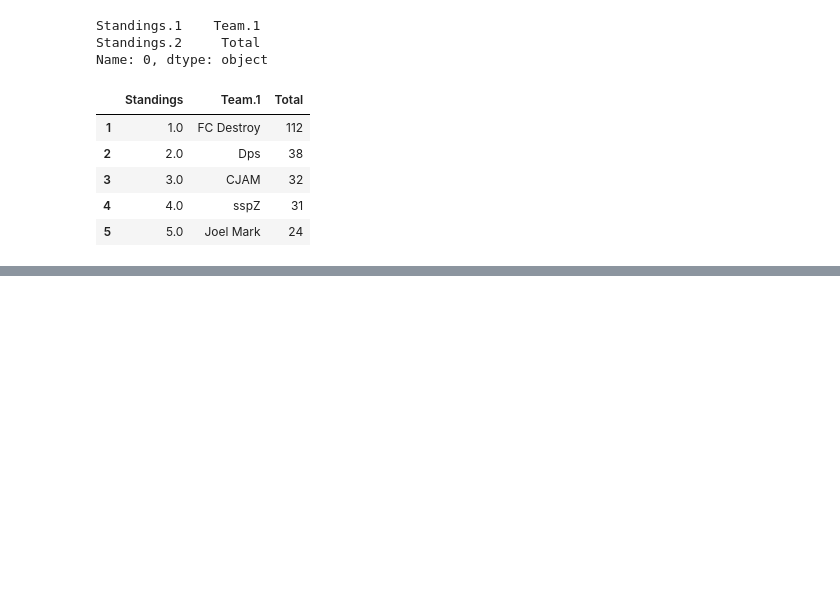
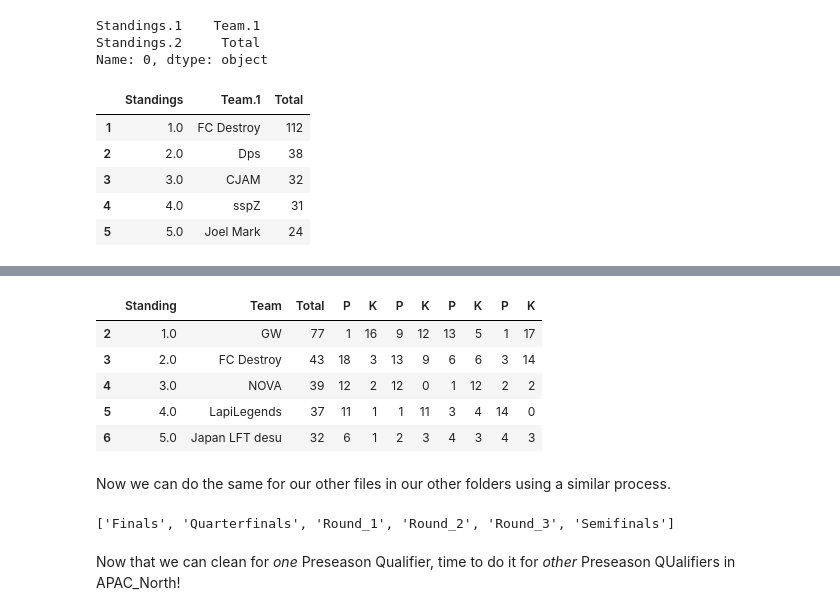
Before and after one commit to lutimoth/DataSci-Projects-and-KaggleComps, a Jupyter notebook: Data Science Projects/ALGS Visualization/DataScrape/AGLS Data Cleaning.ipynb, the cells around one changed output, grey strips where cells are left out. Drawn from its saved outputs; the diff is of its cells as text; code cells hidden in the pictures; blank space fills up the shorter version.

```diff
--- a/Data Science Projects/ALGS Visualization/DataScrape/AGLS Data Cleaning.ipynb
+++ b/Data Science Projects/ALGS Visualization/DataScrape/AGLS Data Cleaning.ipynb
@@ -95,0 +103,6 @@ directory = '../Outputs/APAC_North/Preseason_Qualifier_1/Round_1'
+# %%
+# Make sure our directory is good and load a file
+directory = '../Outputs/APAC_North/Preseason_Qualifier_1/Quarterfinals'
+
+df = pd.read_csv(f"{directory}/Lobby 1.csv")
+df.head()
@@ -95,0 +121,3 @@ directory = '../Outputs/APAC_North/Preseason_Qualifier_1/Round_1'
+# %%
+df = df.drop(df.columns[[0]],axis=1)
+df.head()
@@ -95,0 +131,3 @@ directory = '../Outputs/APAC_North/Preseason_Qualifier_1/Round_1'
+# %%
+df = df.rename(columns = {'StandingsPlacements and killsPoints':'Standing'})
+df.head()
@@ -95,0 +141,12 @@ directory = '../Outputs/APAC_North/Preseason_Qualifier_1/Round_1'
+# %%
+df = df.rename(columns = df.iloc[1, 1:]).loc[2:]
+df.head()
+# %% [output]
+|  | Standing | Team | Total | P | K | P | K | P | K | P | K |
+| 2 | 1.0 | GW | 77 | 1 | 16 | 9 | 12 | 13 | 5 | 1 | 17 |
+| 3 | 2.0 | FC Destroy | 43 | 18 | 3 | 13 | 9 | 6 | 6 | 3 | 14 |
+| 4 | 3.0 | NOVA | 39 | 12 | 2 | 12 | 0 | 1 | 12 | 2 | 2 |
+| 5 | 4.0 | LapiLegends | 37 | 11 | 1 | 1 | 11 | 3 | 4 | 14 | 0 |
+| 6 | 5.0 | Japan LFT desu | 32 | 6 | 1 | 2 | 3 | 4 | 3 | 4 | 3 |
+# %% [markdown]
+Now we can do the same for our other files in our other folders using a similar process.
@@ -95,0 +177,8 @@ directory = '../Outputs/APAC_North/Preseason_Qualifier_1/Round_1'
+# %%
+# Lets try to do this for each folder in our Preseason qualifier 1
+
+apac_n_psq1_dir = '../Outputs/APAC_North/Preseason_Qualifier_1'
+
+os.listdir(apac_n_psq1_dir)
+# %% [output]
+['Finals', 'Quarterfinals', 'Round_1', 'Round_2', 'Round_3', 'Semifinals']
@@ -95,0 +196,2 @@ directory = '../Outputs/APAC_North/Preseason_Qualifier_1/Round_1'
+# %% [markdown]
+Now that we can clean for *one* Preseason Qualifier, time to do it for *other* Preseason QUalifiers in APAC_North!
```
Also changed, not shown: parts of 11 cells of this notebook, 53 other files.
